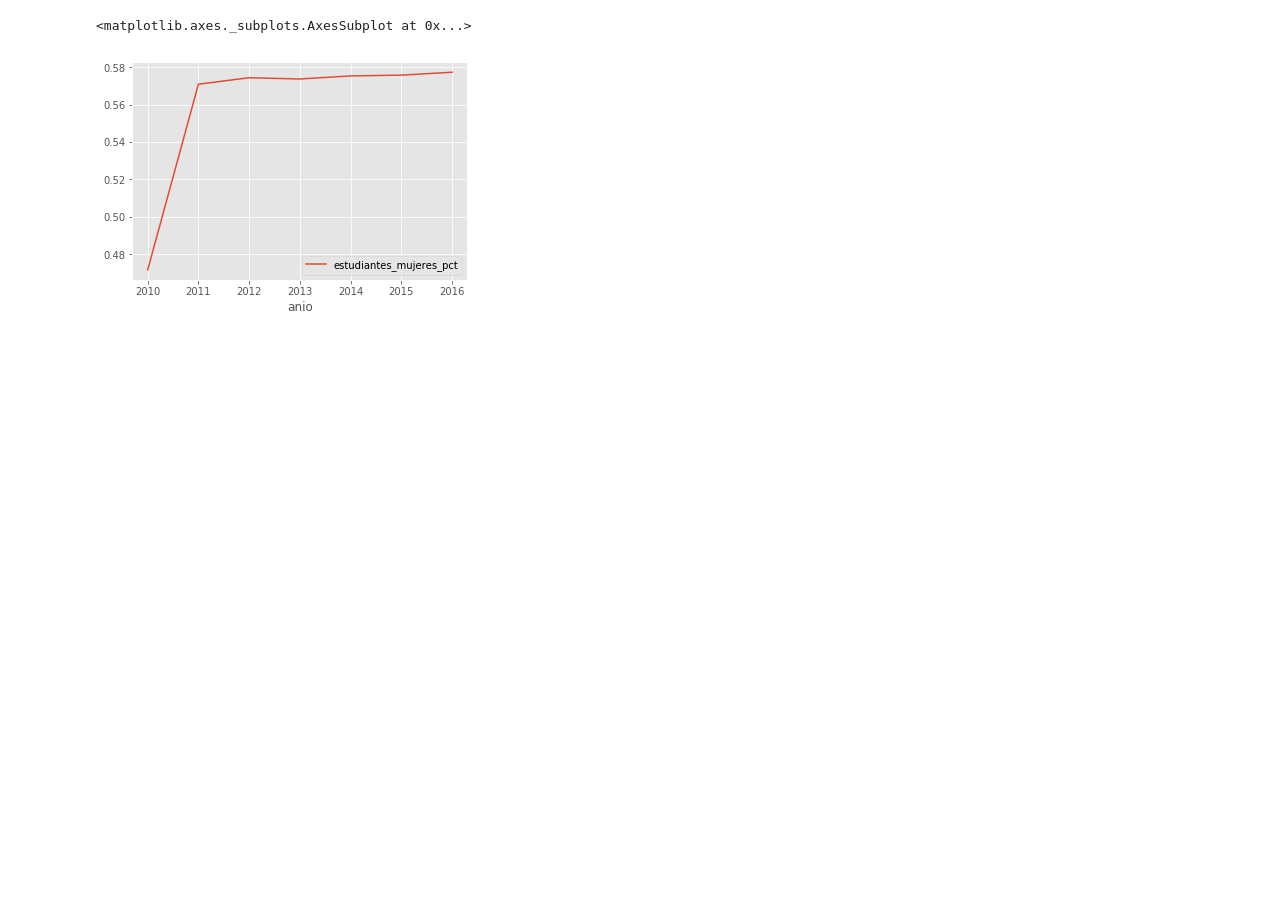
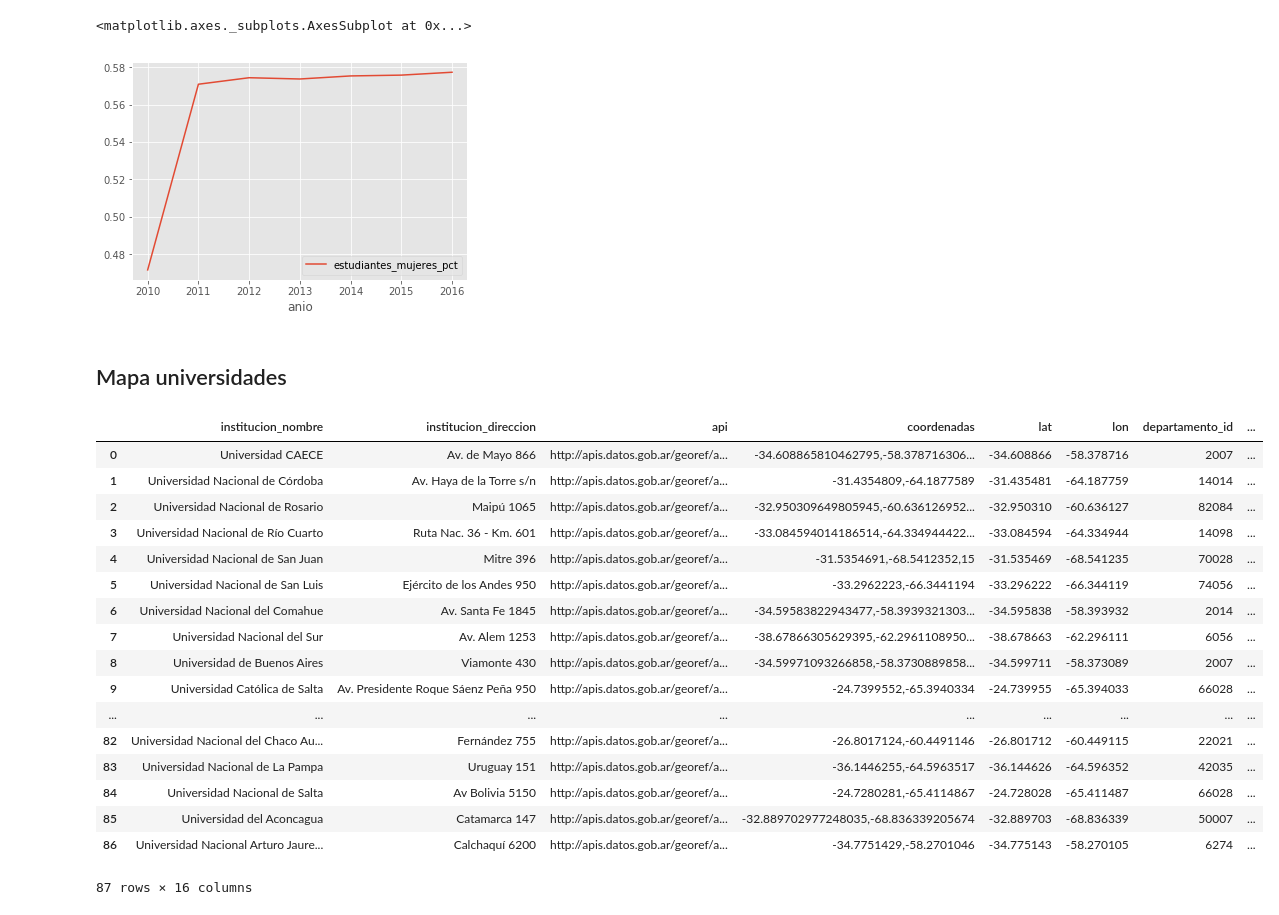
Before and after one commit to chicasentec/viz-carreras-nexjournal, a Jupyter notebook: visualizaciones-next-journal.ipynb, the cells around one changed output. Saved outputs shown, nothing was run; the diff lists cells and outputs as text; code cells hidden in the pictures; blank space fills up the shorter version.

```diff
--- a/visualizaciones-next-journal.ipynb
+++ b/visualizaciones-next-journal.ipynb
@@ -33,3 +36,27 @@ generate_chart_evolucion_carreras("Abogado")
 # %% [output]
 <matplotlib.axes._subplots.AxesSubplot at 0x...>
 [figure]
+# %% [markdown]
+## Mapa universidades
+# %%
+df_universidades = pd.read_csv('data/output/universidades.csv',delimiter=',')
+df_universidades
+# %% [output]
+|  | institucion_nombre | institucion_direccion | api | coordenadas | lat | lon | departamento_id | ... |
+| 0 | Universidad CAECE | Av. de Mayo 866 | http://apis.datos.gob.ar/georef/a... | -34.608865810462795,-58.378716306... | -34.608866 | -58.378716 | 2007 | ... |
+| 1 | Universidad Nacional de Córdoba | Av. Haya de la Torre s/n | http://apis.datos.gob.ar/georef/a... | -31.4354809,-64.1877589 | -31.435481 | -64.187759 | 14014 | ... |
+| 2 | Universidad Nacional de Rosario | Maipú 1065 | http://apis.datos.gob.ar/georef/a... | -32.950309649805945,-60.636126952... | -32.950310 | -60.636127 | 82084 | ... |
+| 3 | Universidad Nacional de Río Cuarto | Ruta Nac. 36 - Km. 601 | http://apis.datos.gob.ar/georef/a... | -33.084594014186514,-64.334944422... | -33.084594 | -64.334944 | 14098 | ... |
+| 4 | Universidad Nacional de San Juan | Mitre 396 | http://apis.datos.gob.ar/georef/a... | -31.5354691,-68.5412352,15 | -31.535469 | -68.541235 | 70028 | ... |
+| 5 | Universidad Nacional de San Luis | Ejército de los Andes 950 | http://apis.datos.gob.ar/georef/a... | -33.2962223,-66.3441194 | -33.296222 | -66.344119 | 74056 | ... |
+| 6 | Universidad Nacional del Comahue | Av. Santa Fe 1845 | http://apis.datos.gob.ar/georef/a... | -34.59583822943477,-58.3939321303... | -34.595838 | -58.393932 | 2014 | ... |
+| 7 | Universidad Nacional del Sur | Av. Alem 1253 | http://apis.datos.gob.ar/georef/a... | -38.67866305629395,-62.2961108950... | -38.678663 | -62.296111 | 6056 | ... |
+| 8 | Universidad de Buenos Aires | Viamonte 430 | http://apis.datos.gob.ar/georef/a... | -34.59971093266858,-58.3730889858... | -34.599711 | -58.373089 | 2007 | ... |
+| 9 | Universidad Católica de Salta | Av. Presidente Roque Sáenz Peña 950 | http://apis.datos.gob.ar/georef/a... | -24.7399552,-65.3940334 | -24.739955 | -65.394033 | 66028 | ... |
+| ... | ... | ... | ... | ... | ... | ... | ... | ... |
+| 82 | Universidad Nacional del Chaco Au... | Fernández 755 | http://apis.datos.gob.ar/georef/a... | -26.8017124,-60.4491146 | -26.801712 | -60.449115 | 22021 | ... |
+| 83 | Universidad Nacional de La Pampa | Uruguay 151 | http://apis.datos.gob.ar/georef/a... | -36.1446255,-64.5963517 | -36.144626 | -64.596352 | 42035 | ... |
+| 84 | Universidad Nacional de Salta | Av Bolivia 5150 | http://apis.datos.gob.ar/georef/a... | -24.7280281,-65.4114867 | -24.728028 | -65.411487 | 66028 | ... |
+| 85 | Universidad del Aconcagua | Catamarca 147 | http://apis.datos.gob.ar/georef/a... | -32.889702977248035,-68.836339205674 | -32.889703 | -68.836339 | 50007 | ... |
+| 86 | Universidad Nacional Arturo Jaure... | Calchaquí 6200 | http://apis.datos.gob.ar/georef/a... | -34.7751429,-58.2701046 | -34.775143 | -58.270105 | 6274 | ... |
+87 rows × 16 columns
```
Also changed, not shown: parts of 7 cells of this notebook, 1 other file.
